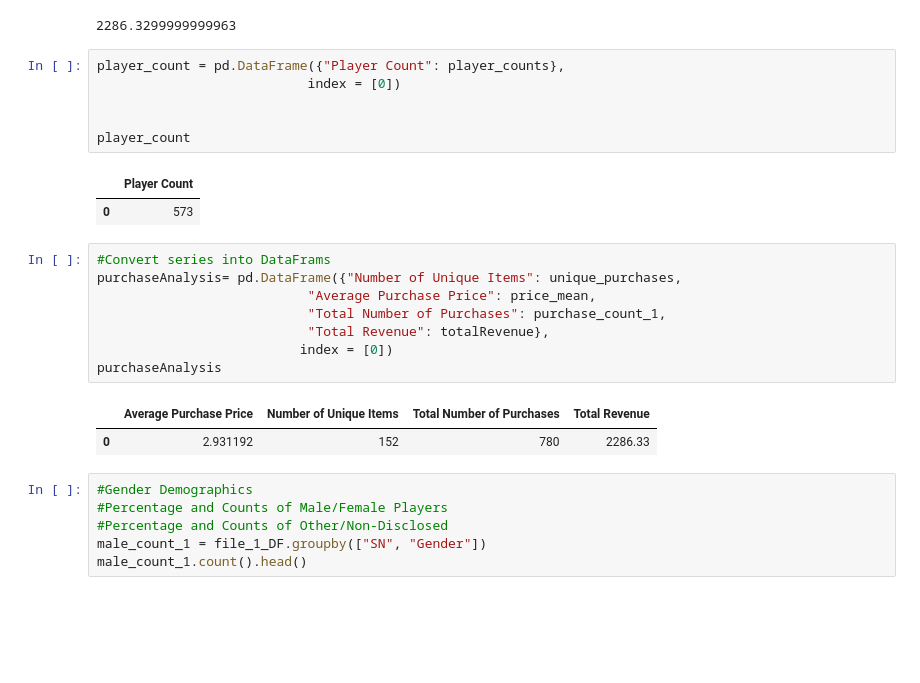
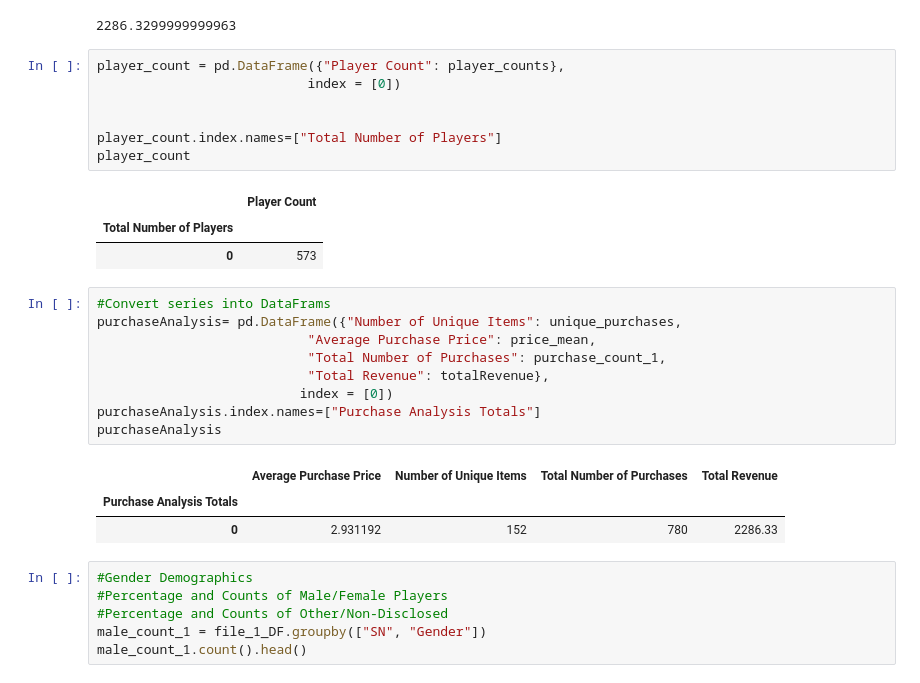
Before and after one commit to FutureGM/pythonPandas, a Jupyter notebook: Heroes of Pymoli.ipynb, the cells around one changed output. Saved outputs shown, nothing was run; the diff lists cells and outputs as text; blank space fills up the shorter version.

```diff
--- a/Heroes of Pymoli.ipynb
+++ b/Heroes of Pymoli.ipynb
@@ -88,20 +186,24 @@ player_count = pd.DataFrame({"Player Count": player_counts},
                            index = [0])
 
 
+player_count.index.names=["Total Number of Players"]
 player_count
 # %% [output]
 |  | Player Count |
+| Total Number of Players |  |
 | 0 | 573 |
 # %%
 #Convert series into DataFrams
 purchaseAnalysis= pd.DataFrame({"Number of Unique Items": unique_purchases,
                            "Average Purchase Price": price_mean,
                            "Total Number of Purchases": purchase_count_1,
                            "Total Revenue": totalRevenue},
                           index = [0])
+purchaseAnalysis.index.names=["Purchase Analysis Totals"]
 purchaseAnalysis
 # %% [output]
 |  | Average Purchase Price | Number of Unique Items | Total Number of Purchases | Total Revenue |
+| Purchase Analysis Totals |  |  |  |  |
 | 0 | 2.931192 | 152 | 780 | 2286.33 |
 # %%
 #Gender Demographics
```
Also changed, not shown: parts of 33 cells of this notebook.
